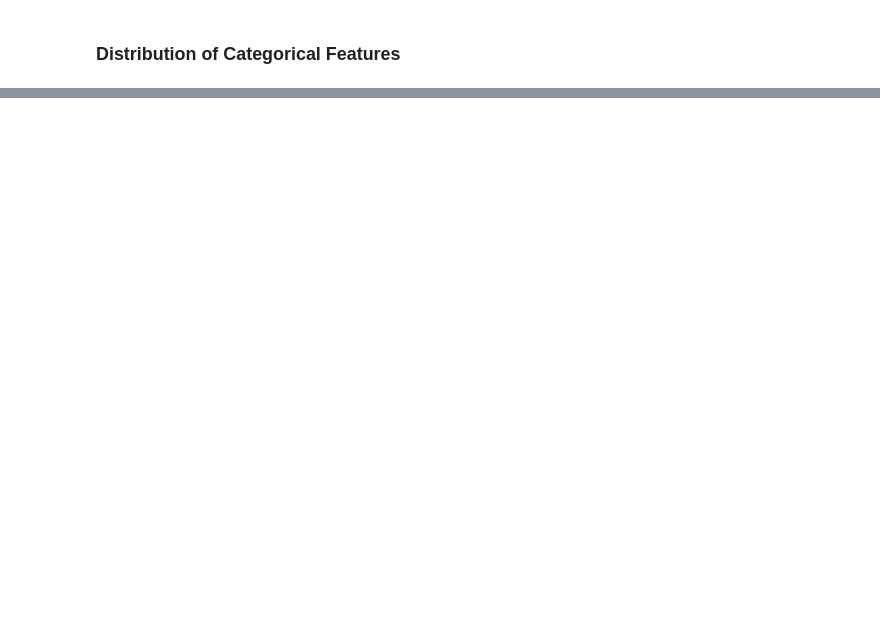
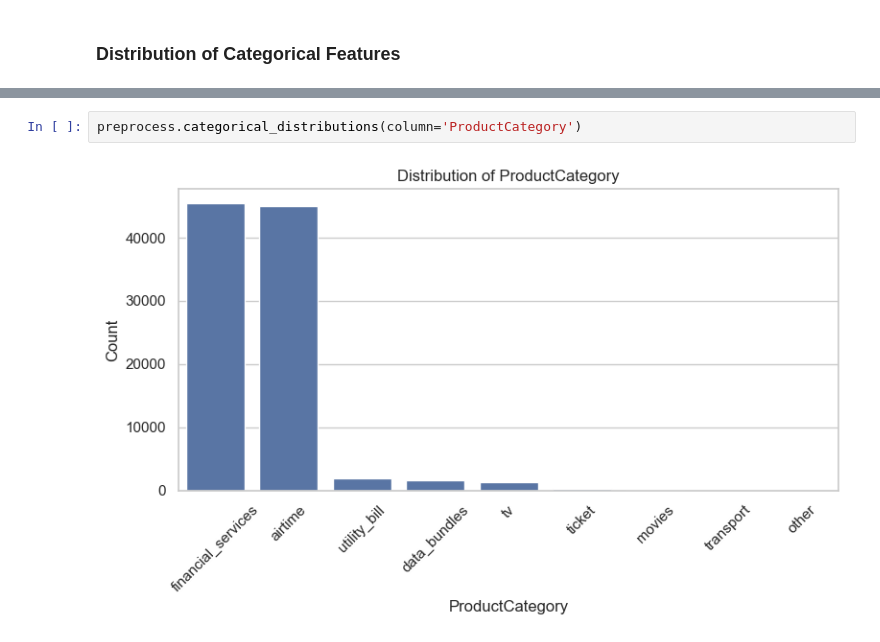
Before and after one commit to mubarek4566/credit-risk-model, a Jupyter notebook: notebooks/eda.ipynb, the cells around one changed output, grey strips where cells are left out. Saved outputs shown, nothing was run; the diff lists cells and outputs as text; blank space fills up the shorter version.

```diff
--- a/notebooks/eda.ipynb
+++ b/notebooks/eda.ipynb
@@ -178,0 +212,4 @@ preprocess.categorical_distributions()
+# %%
+preprocess.categorical_distributions(column='ProductCategory')
+# %% [output]
+[figure, added]
```
Also changed, not shown: parts of 17 cells of this notebook, 1 other file.
